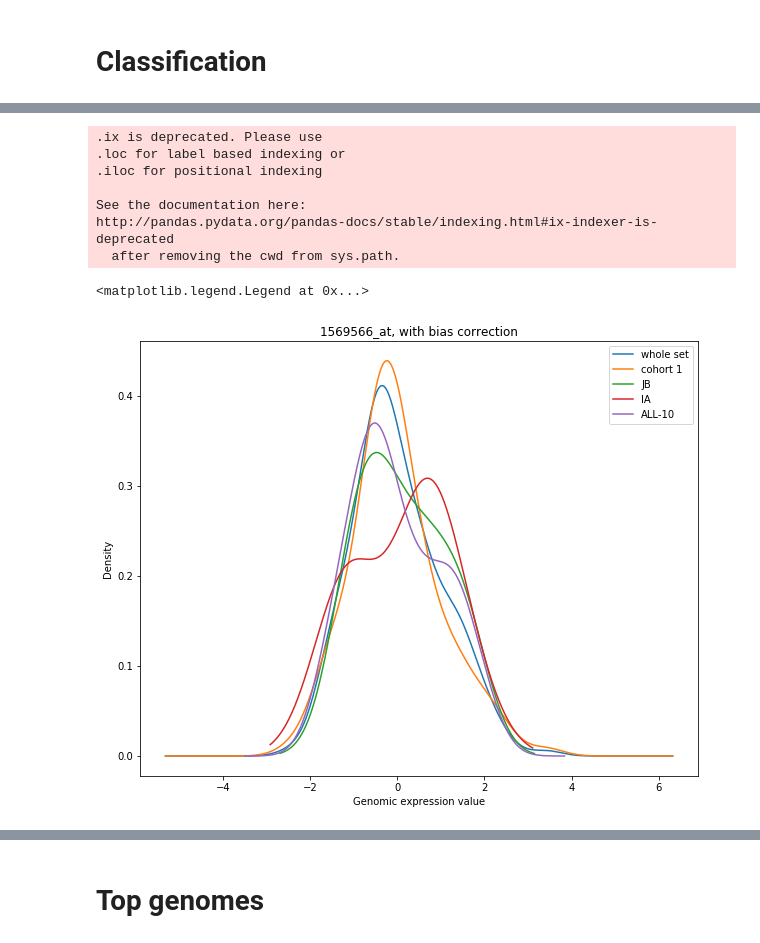
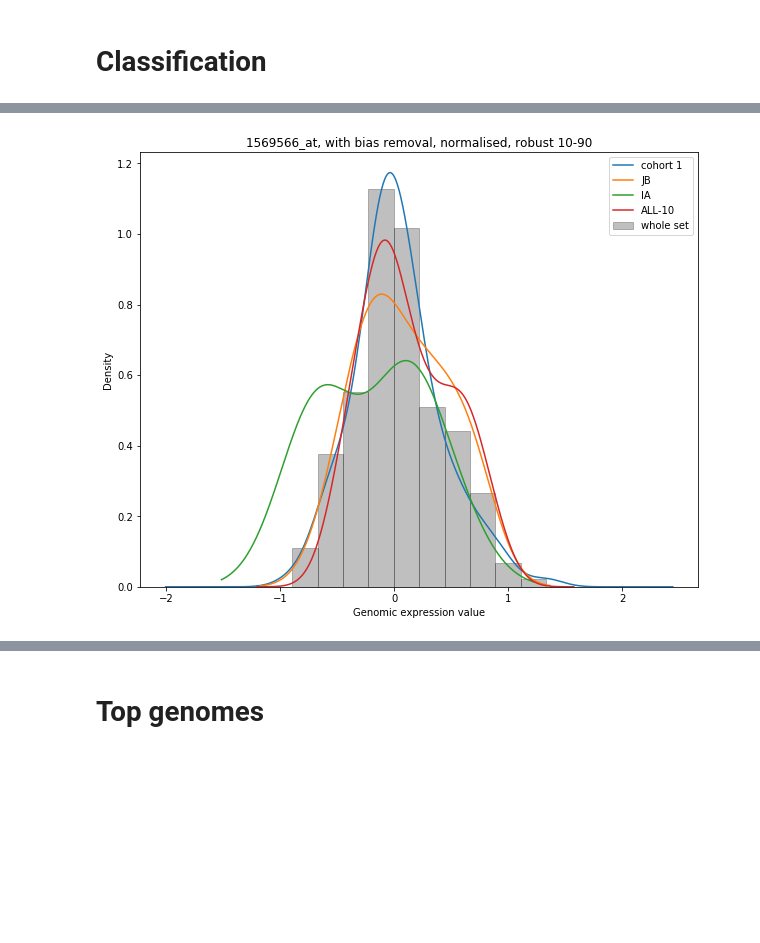
Before and after one commit to bramiozo/RexR, a Jupyter notebook: notebook.ipynb, the cells around one changed output, grey strips where cells are left out. Saved outputs shown, nothing was run; the diff lists cells and outputs as text; code cells hidden in the pictures; blank space fills up the shorter version.

```diff
--- a/notebook.ipynb
+++ b/notebook.ipynb
@@ -19,22 +20,32 @@ Using TensorFlow backend.
 # %% [markdown]
 # Classification
 # %%
-METHOD_LIST = ['RF'] #,'XGB', 'LGBM', 'ExtraTrees','SVM', 'LR', 'MLNN', 'DNN']#, 'CNN'] #, 'NaiveBayes','MLNN', 'XGB'] #
+METHOD_LIST = ['ensemble'] #,'XGB', 'LGBM', 'ExtraTrees','SVM', 'LR', 'MLNN', 'DNN']#, 'CNN'] #, 'NaiveBayes','MLNN', 'XGB'] #
 Runs = []
-nruns = 1
-SCALER = "standard" # minmax, standard, normaliser
+nruns = 10
+SCALER = "standard" # None, minmax, standard, normaliser, add robust?
+SCALER_MAXABS = False # scale by maximum absolute valuesSCALER
+SCALER_BIAS_REMOVAL = True
 GROUPING = "mean"
-FEAT_SELECTOR = "low_variance" # "low_variance" None
+FEAT_SELECTOR =  "low_variance" # "low_variance" None
 SELECTOR_METHOD = "FDR" # mannwhitney, FDR
 SCORE_FUNC = 'ANOVA' # ANOVA, chi2
-SELECTOR_ALPHA = 0.05 # see this as the maximum p-value to classify
+SELECTOR_ALPHA = 0.1 # see this as the maximum p-value to classify
 DIM_TYPE =  None #"PCA" #"LDA", "PCA", "PLS"
-DIM_NUM = 1000
+DIM_NUM = 300
 Results = None
 ACC = pd.DataFrame()
-Rocket.VIZ = False
+Rocket.VIZ = True
 Rocket.DATA_merged_processed = None
-PREPROC_DICT = {"patient_grouping": GROUPING, "bias_removal": True, "noise": True}
+PREPROC_DICT = {"patient_grouping": GROUPING, "bias_removal": SCALER_BIAS_REMOVAL, "noise": False}
 FSELECT_DICT = {"type": FEAT_SELECTOR, "pvalue": SELECTOR_ALPHA,
                 "method": SELECTOR_METHOD, "score_function": SCORE_FUNC}
 DIMRED_DICT = {"type": DIM_TYPE, "n_comp": DIM_NUM}
+PIPELINE = {"scaler": {"type": SCALER, "maxabs": SCALER_MAXABS},
+            "pre_processing": PREPROC_DICT,
+            "feature_selection": FSELECT_DICT, # mannwhitney
+            "dim_reduction": DIMRED_DICT}
+Rocket.PIPELINE_PARAMETERS = PIPELINE
+# %%
+processed_df = _helpers._preprocess(Rocket.DATA_merged, cohorts = ["cohort 1", "JB", "IA", "ALL-10"],
+                                      scaler = SCALER , Rclass = Rocket)
@@ -58,24 +75,20 @@ plt.legend()
 # %%
 plt.figure(figsize=(10,8))
-ch = Rocket.DATA_merged_processed["array-batch"].isin(["cohort 1", "JB", "IA", "ALL-10"])
-Rocket.DATA_merged_processed.loc[ch, '1569566_at'].plot.kde(label='whole set')
-Rocket.DATA_merged_processed.ix[Rocket.DATA_merged_processed['array-batch']=='cohort 1']['1569566_at'].plot.kde(label='cohort 1')
-Rocket.DATA_merged_processed.ix[Rocket.DATA_merged_processed['array-batch']=='JB']['1569566_at'].plot.kde(label='JB')
-Rocket.DATA_merged_processed.ix[Rocket.DATA_merged_processed['array-batch']=='IA']['1569566_at'].plot.kde(label='IA')
-Rocket.DATA_merged_processed.ix[Rocket.DATA_merged_processed['array-batch']=='ALL-10']['1569566_at'].plot.kde(label='ALL-10')
-plt.title('1569566_at, with bias correction')
+ch = processed_df["array-batch"].isin(["cohort 1", "JB", "IA", "ALL-10"])
+#processed_df.loc[ch, '1569566_at'].plot.kde(label='whole set')
+processed_df.loc[ch, '1569566_at'].plot.hist(label='whole set', alpha=0.25,
+                                                 density=True, color='black', ec='black')
+processed_df.ix[processed_df['array-batch']=='cohort 1']['1569566_at'].plot.kde(label='cohort 1')
+processed_df.ix[processed_df['array-batch']=='JB']['1569566_at'].plot.kde(label='JB')
+processed_df.ix[processed_df['array-batch']=='IA']['1569566_at'].plot.kde(label='IA')
+processed_df.ix[processed_df['array-batch']=='ALL-10']['1569566_at'].plot.kde(label='ALL-10')
+plt.title('1569566_at, with bias removal, normalised, robust 10-90')
 plt.xlabel('Genomic expression value')
 plt.legend()
+plt.savefig('out/strong_genome_distribution_withCorrection_robustNormalisation10-90.png',
+                format='png', dpi=600, transparant=True)
 # %% [output]
-.ix is deprecated. Please use
-.loc for label based indexing or
-.iloc for positional indexing
-
-See the documentation here:
-http://pandas.pydata.org/pandas-docs/stable/indexing.html#ix-indexer-is-deprecated
-  after removing the cwd from sys.path.
-<matplotlib.legend.Legend at 0x...>
-[figure, old version]
+[figure, new version]
 # %%
 plt.figure(figsize=(10,8))
 ch = Rocket.DATA_merged["array-batch"].isin(["cohort 1", "JB", "IA", "ALL-10"])
```
Also changed, not shown: parts of 9 cells of this notebook, 11 other files.
